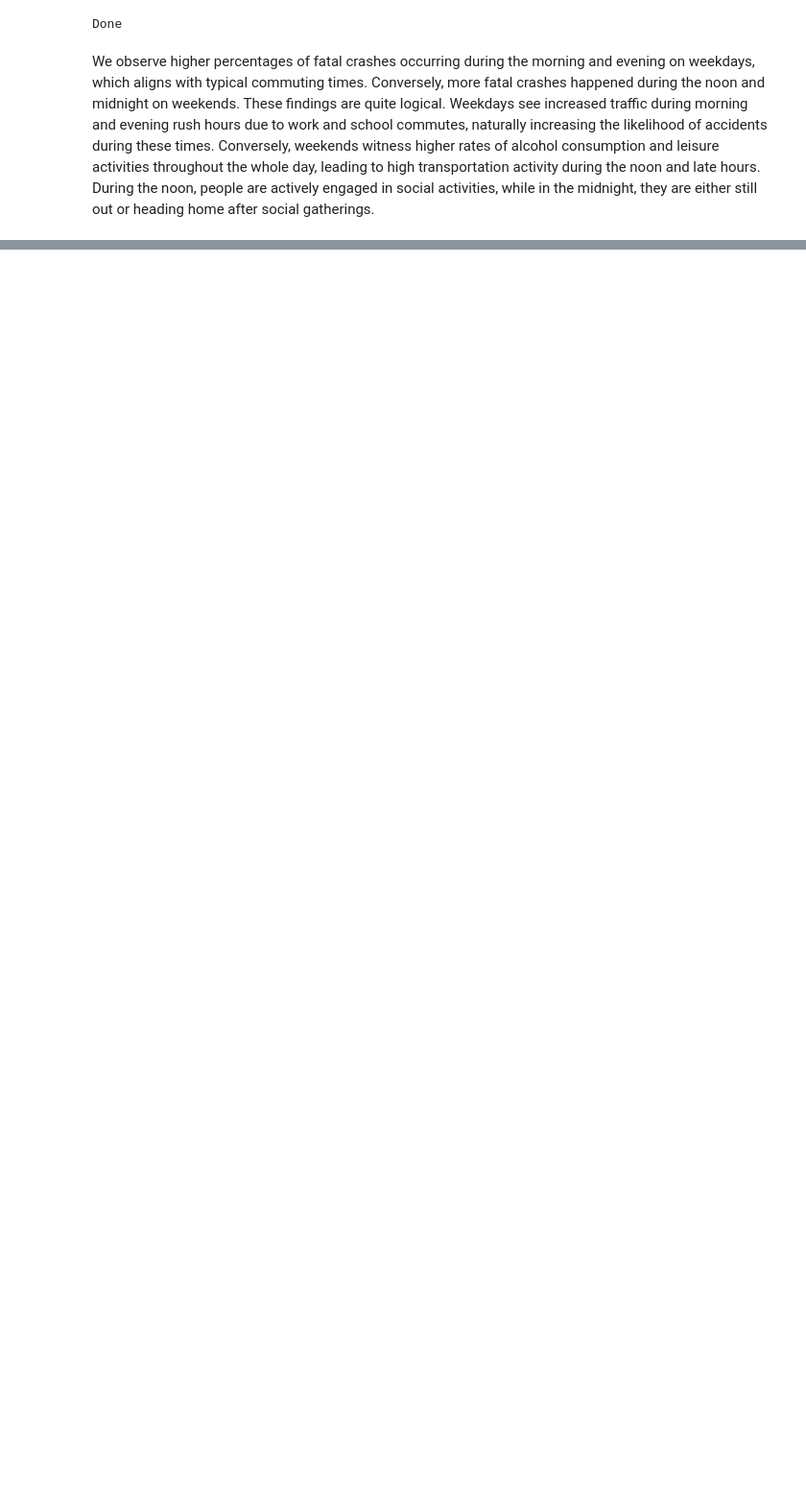
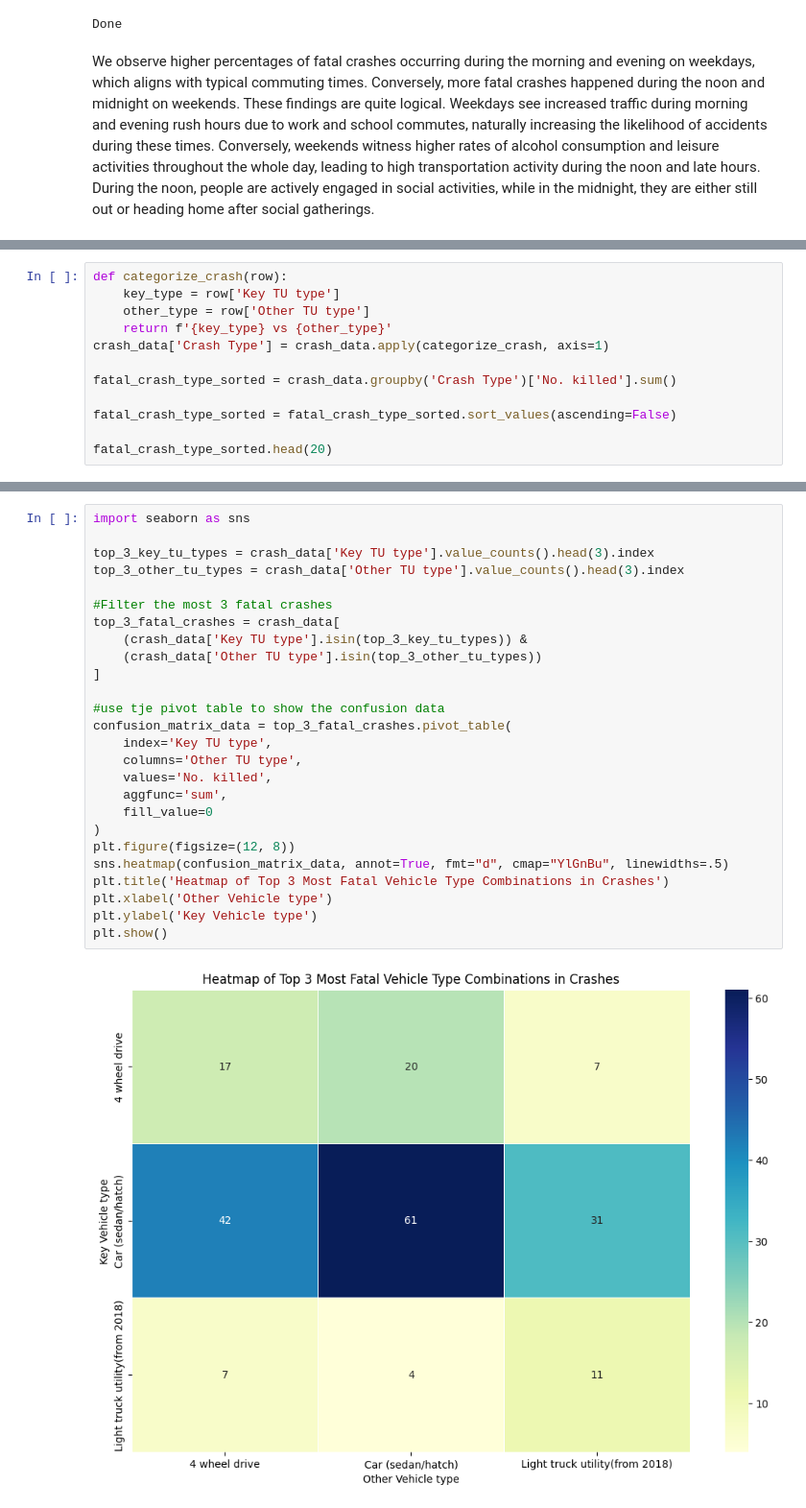
Before and after one commit to Yuyun-Zhou/open-data-project, a Jupyter notebook: crash.ipynb, the cells around one changed output, grey strips where cells are left out. Shown at 96% size. Cells and saved outputs as stored; diff of their text form; blank space fills up the shorter version.

```diff
--- a/crash.ipynb
+++ b/crash.ipynb
@@ -119,0 +144,12 @@ We observe higher percentages of fatal crashes occurring during the morning and
+# %%
+def categorize_crash(row):
+    key_type = row['Key TU type']
+    other_type = row['Other TU type']
+    return f'{key_type} vs {other_type}'
+crash_data['Crash Type'] = crash_data.apply(categorize_crash, axis=1)
+
+fatal_crash_type_sorted = crash_data.groupby('Crash Type')['No. killed'].sum()
+
+fatal_crash_type_sorted = fatal_crash_type_sorted.sort_values(ascending=False)
+
+fatal_crash_type_sorted.head(20)
@@ -119,0 +174,28 @@ We observe higher percentages of fatal crashes occurring during the morning and
+# %%
+import seaborn as sns
+
+top_3_key_tu_types = crash_data['Key TU type'].value_counts().head(3).index
+top_3_other_tu_types = crash_data['Other TU type'].value_counts().head(3).index
+
+#Filter the most 3 fatal crashes
+top_3_fatal_crashes = crash_data[
+    (crash_data['Key TU type'].isin(top_3_key_tu_types)) &
+    (crash_data['Other TU type'].isin(top_3_other_tu_types))
+]
+
+#use tje pivot table to show the confusion data
+confusion_matrix_data = top_3_fatal_crashes.pivot_table(
+    index='Key TU type',
+    columns='Other TU type',
+    values='No. killed',
+    aggfunc='sum',
+    fill_value=0
+)
+plt.figure(figsize=(12, 8))
+sns.heatmap(confusion_matrix_data, annot=True, fmt="d", cmap="YlGnBu", linewidths=.5)
+plt.title('Heatmap of Top 3 Most Fatal Vehicle Type Combinations in Crashes')
+plt.xlabel('Other Vehicle type')
+plt.ylabel('Key Vehicle type')
+plt.show()
+# %% [output]
+[figure, added]
```
Also changed, not shown: parts of 12 cells of this notebook, 2 other files.
